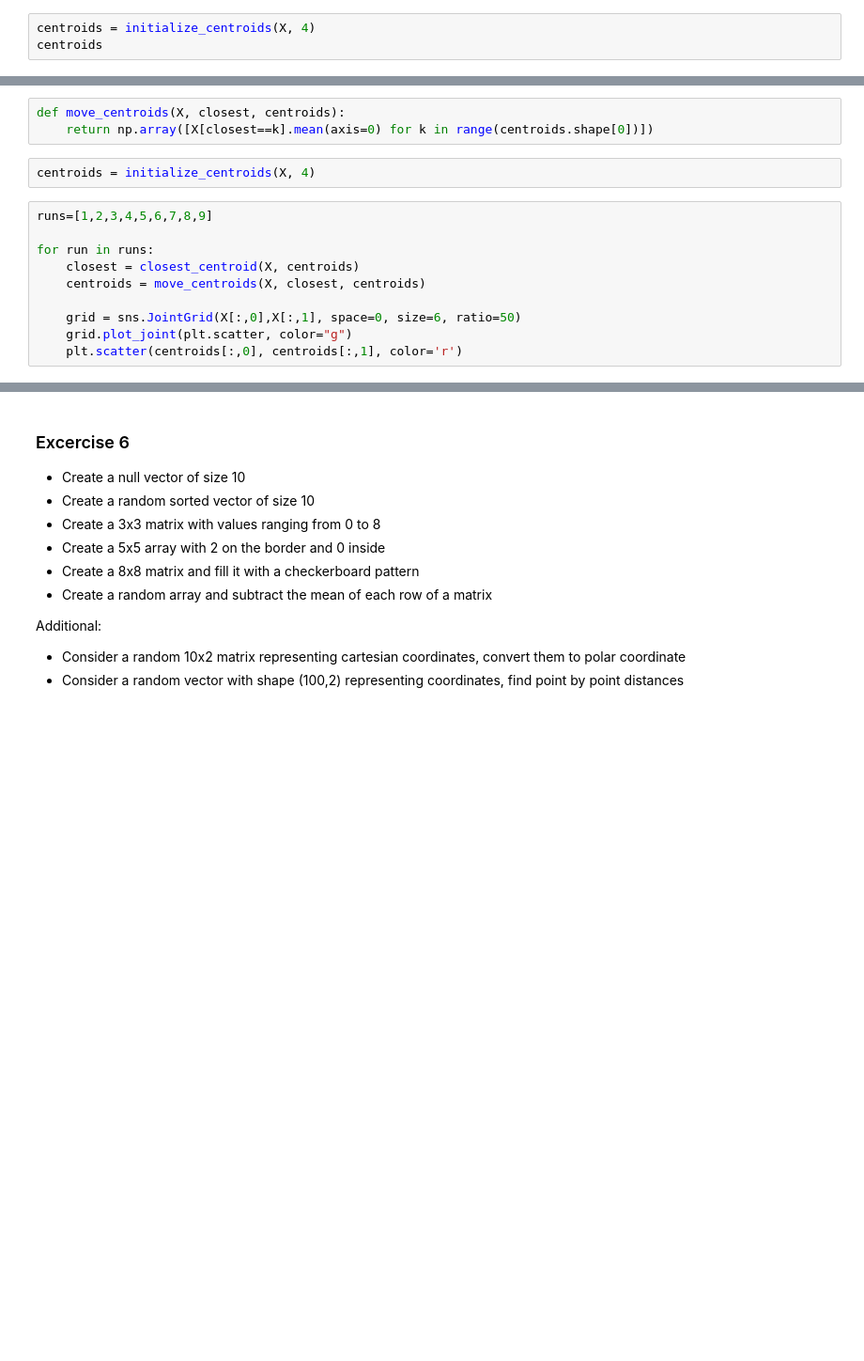
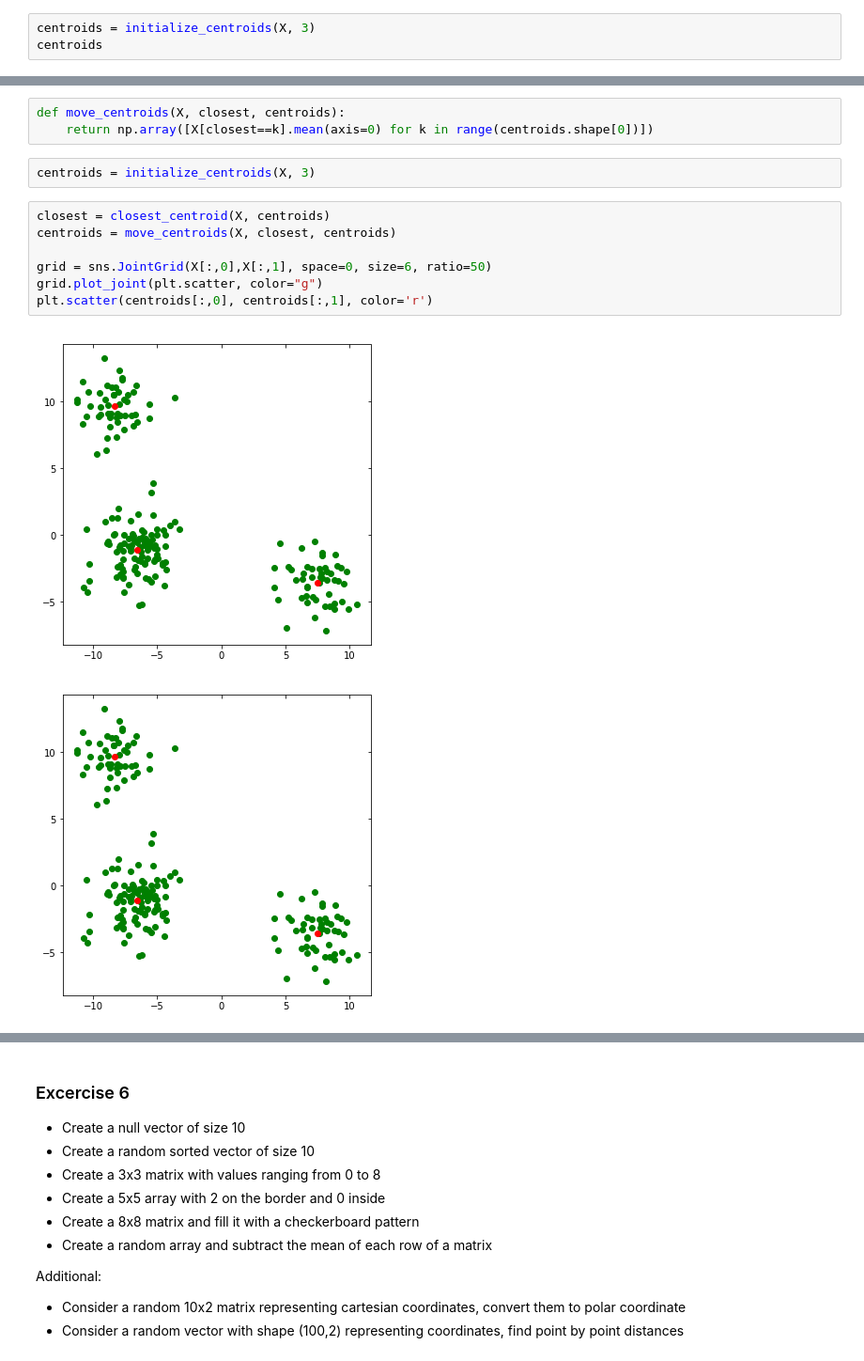
Before and after one commit to makangd/python, a Jupyter notebook: 02_DataAnalysis.ipynb, the cells around one changed output, grey strips where cells are left out. Shown: that part at 94% size. Cells and saved outputs as stored; diff of their text form; blank space fills up the shorter version.

```diff
--- a/02_DataAnalysis.ipynb
+++ b/02_DataAnalysis.ipynb
@@ -423,5 +459,5 @@ def initialize_centroids(points, k):
     np.random.shuffle(centroids)
     return centroids[:k]
 # %%
-centroids = initialize_centroids(X, 4)
+centroids = initialize_centroids(X, 3)
 centroids
@@ -444,14 +498,14 @@ closest
 def move_centroids(X, closest, centroids):
     return np.array([X[closest==k].mean(axis=0) for k in range(centroids.shape[0])])
 # %%
-centroids = initialize_centroids(X, 4)
+centroids = initialize_centroids(X, 3)
 # %%
-runs=[1,2,3,4,5,6,7,8,9]
+closest = closest_centroid(X, centroids)
+centroids = move_centroids(X, closest, centroids)
 
-for run in runs:
-    closest = closest_centroid(X, centroids)
-    centroids = move_centroids(X, closest, centroids)
-
-    grid = sns.JointGrid(X[:,0],X[:,1], space=0, size=6, ratio=50)
-    grid.plot_joint(plt.scatter, color="g")
-    plt.scatter(centroids[:,0], centroids[:,1], color='r')
+grid = sns.JointGrid(X[:,0],X[:,1], space=0, size=6, ratio=50)
+grid.plot_joint(plt.scatter, color="g")
+plt.scatter(centroids[:,0], centroids[:,1], color='r')
+# %% [output]
+[figure, added]
+[figure, added]
```
Also changed, not shown: parts of 15 cells of this notebook, 5 other files.
